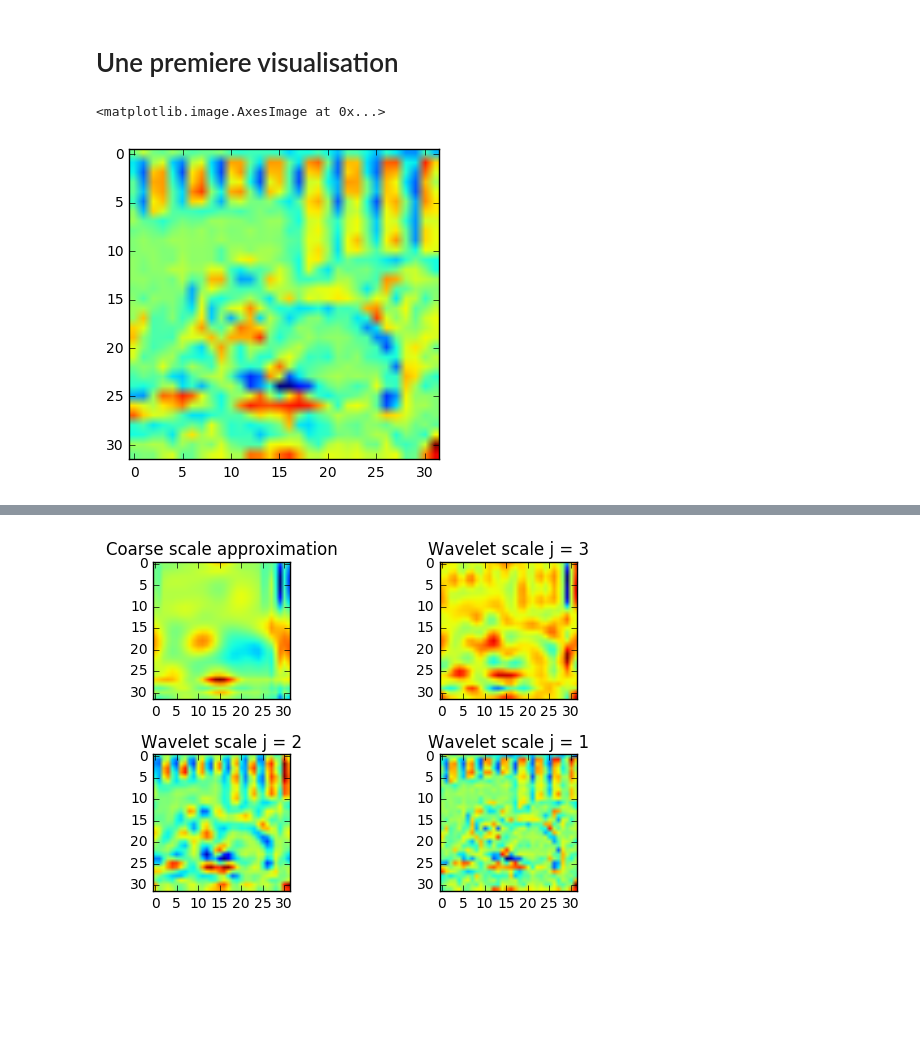
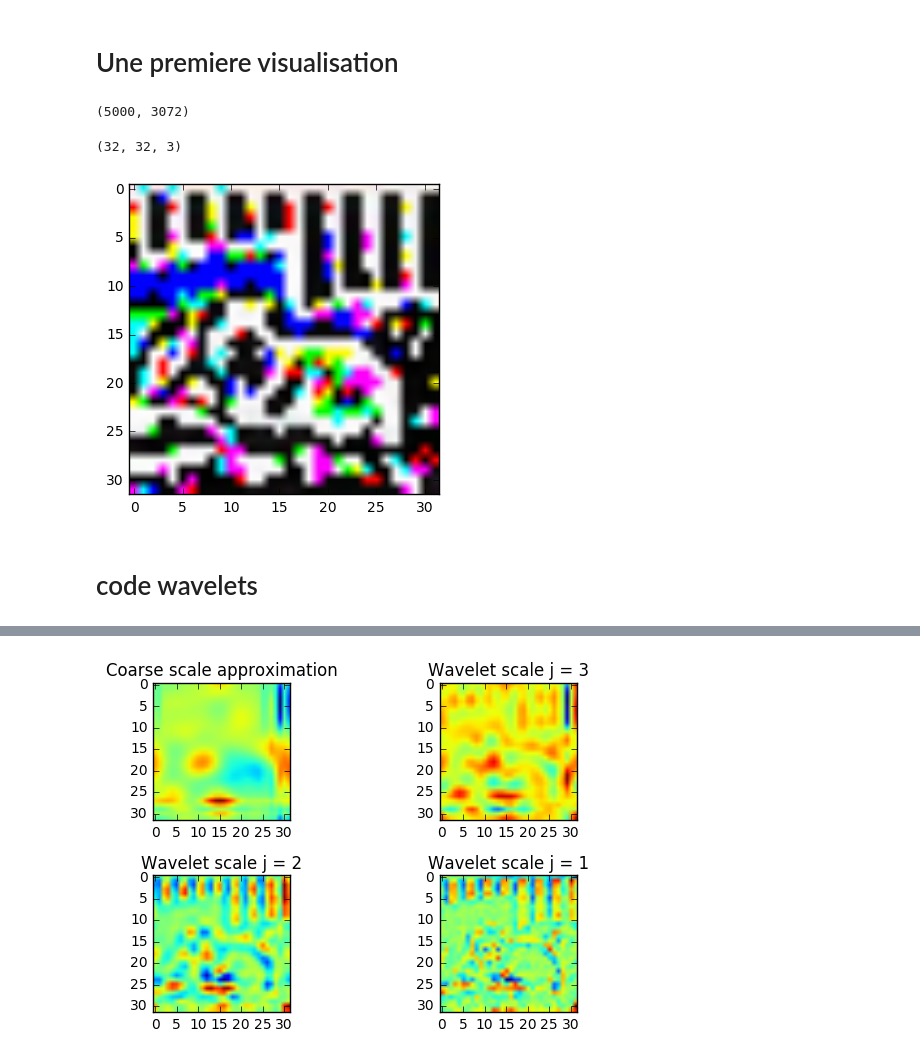
Before and after one commit to pperoumal/Kernel-methods-kaggle, a Jupyter notebook: ondelettes V1.ipynb, the cells around one changed output, grey strips where cells are left out. Saved outputs shown, nothing was run; the diff lists cells and outputs as text; code cells hidden in the pictures; blank space fills up the shorter version.

```diff
--- a/ondelettes V1.ipynb
+++ b/ondelettes V1.ipynb
@@ -31,11 +37,18 @@ y_train.head()
 # %% [markdown]
 # Une premiere visualisation
+# %%
+df_train.shape
+# %% [output]
+(5000, 3072)
 # %%
-img = df_train.iloc[9,0:1024].values.reshape(32,32)
-plt.imshow(img)
+img = df_train.iloc[9,:].values.reshape(3,32,32).transpose(1,2,0)
+plt.imshow(img) #, cmap=cm.gray)
+img.shape
 # %% [output]
-<matplotlib.image.AxesImage at 0x...>
+(32, 32, 3)
-[figure, old version]
+[figure, new version]
+# %% [markdown]
+# code wavelets
 # %%
 def length(x=0):
 
```
Also changed, not shown: parts of 18 cells of this notebook.
